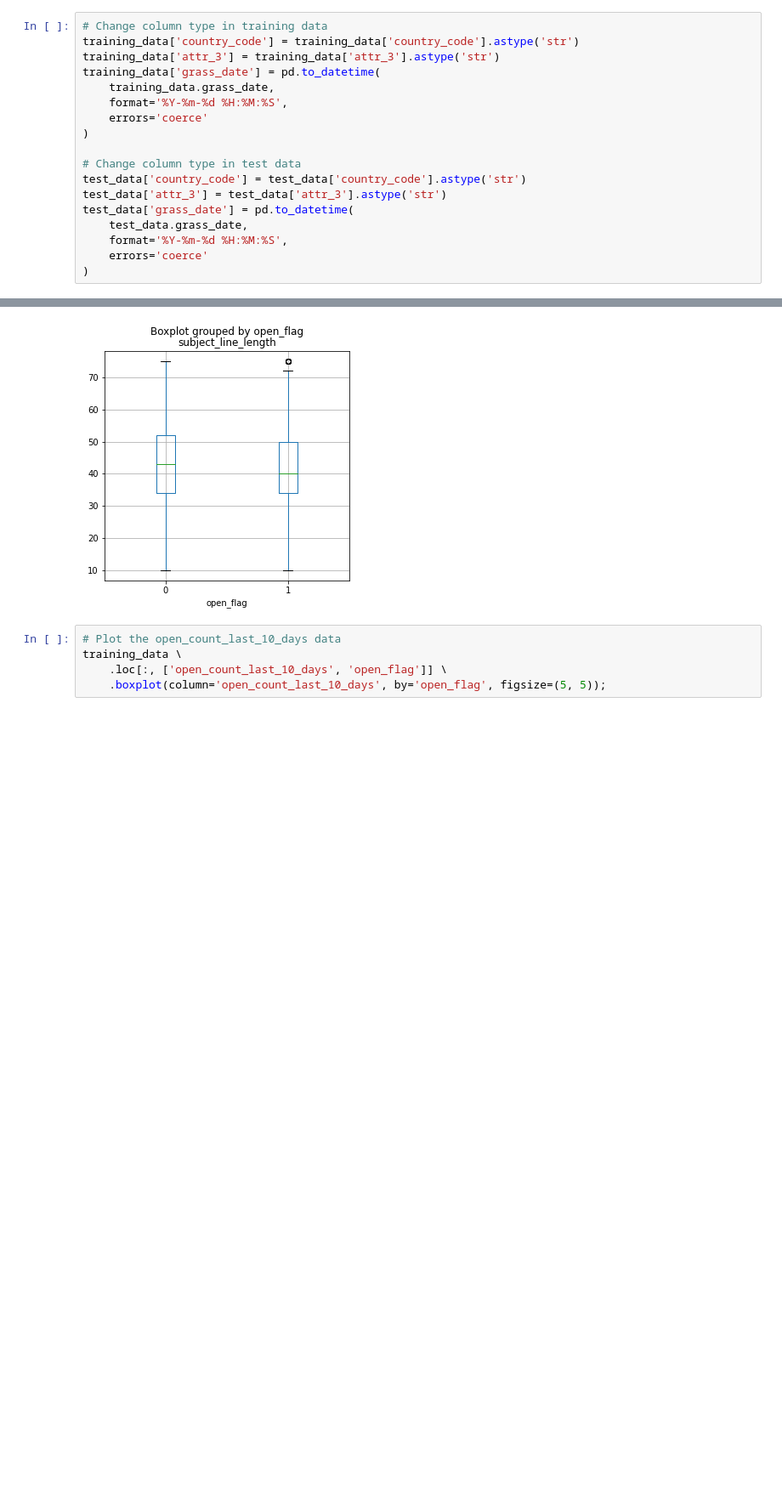
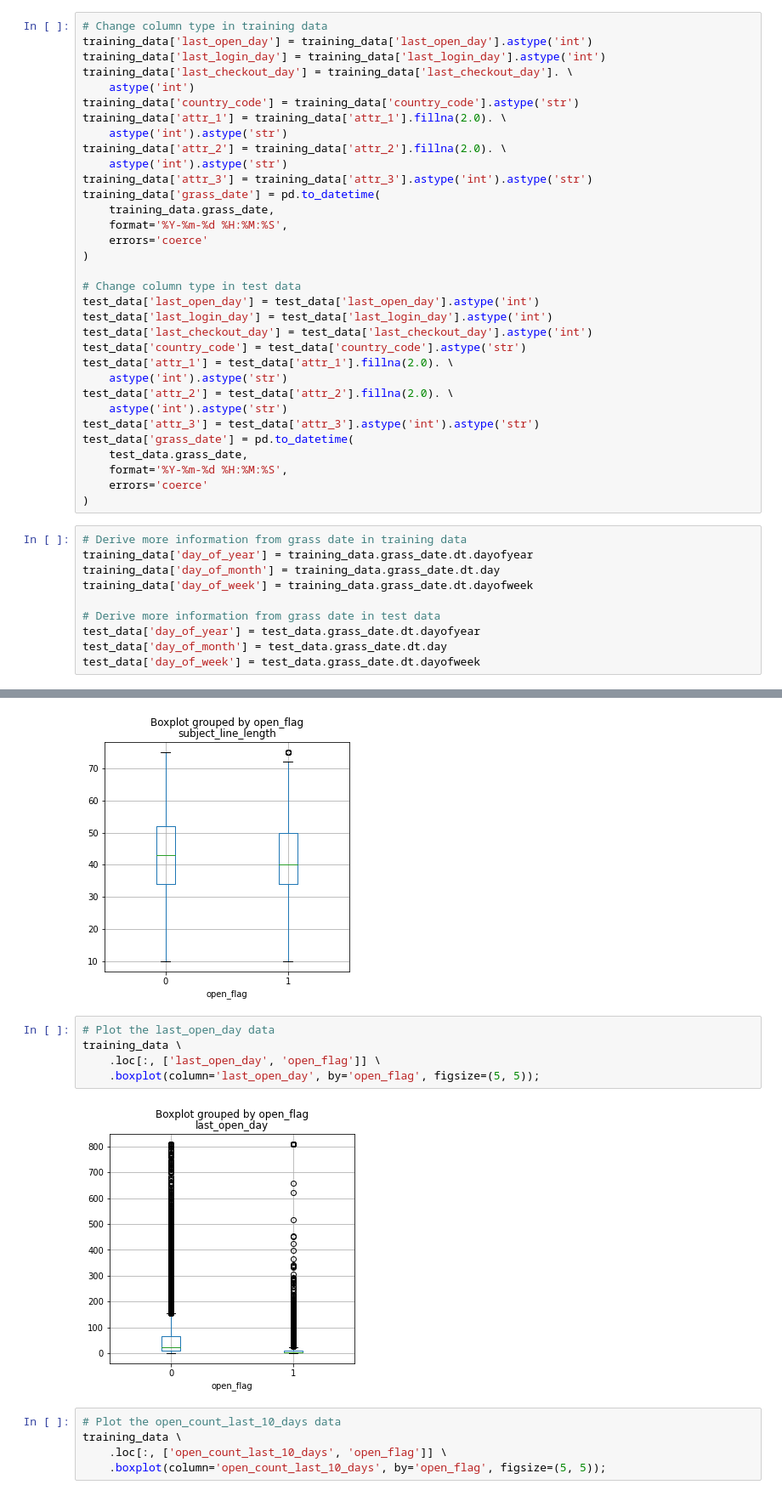
Before and after one commit to helmiriawan/code-league-marketing-analytics, a Jupyter notebook: data-understanding.ipynb, the cells around one changed output, grey strips where cells are left out. Shown at 85% size. Drawn from its saved outputs; the diff is of its cells as text; blank space fills up the shorter version.

```diff
--- a/data-understanding.ipynb
+++ b/data-understanding.ipynb
@@ -126,7 +186,15 @@ test_data = pd.merge(test_data, user_data, on='user_id', how='inner')
 # %%
 # Change column type in training data
+training_data['last_open_day'] = training_data['last_open_day'].astype('int')
+training_data['last_login_day'] = training_data['last_login_day'].astype('int')
+training_data['last_checkout_day'] = training_data['last_checkout_day']. \
+    astype('int')
 training_data['country_code'] = training_data['country_code'].astype('str')
-training_data['attr_3'] = training_data['attr_3'].astype('str')
+training_data['attr_1'] = training_data['attr_1'].fillna(2.0). \
+    astype('int').astype('str')
+training_data['attr_2'] = training_data['attr_2'].fillna(2.0). \
+    astype('int').astype('str')
+training_data['attr_3'] = training_data['attr_3'].astype('int').astype('str')
 training_data['grass_date'] = pd.to_datetime(
     training_data.grass_date,
     format='%Y-%m-%d %H:%M:%S',
@@ -134,13 +202,30 @@ training_data['grass_date'] = pd.to_datetime(
 )
 
 # Change column type in test data
+test_data['last_open_day'] = test_data['last_open_day'].astype('int')
+test_data['last_login_day'] = test_data['last_login_day'].astype('int')
+test_data['last_checkout_day'] = test_data['last_checkout_day'].astype('int')
 test_data['country_code'] = test_data['country_code'].astype('str')
-test_data['attr_3'] = test_data['attr_3'].astype('str')
+test_data['attr_1'] = test_data['attr_1'].fillna(2.0). \
+    astype('int').astype('str')
+test_data['attr_2'] = test_data['attr_2'].fillna(2.0). \
+    astype('int').astype('str')
+test_data['attr_3'] = test_data['attr_3'].astype('int').astype('str')
 test_data['grass_date'] = pd.to_datetime(
     test_data.grass_date,
     format='%Y-%m-%d %H:%M:%S',
     errors='coerce'
 )
+# %%
+# Derive more information from grass date in training data
+training_data['day_of_year'] = training_data.grass_date.dt.dayofyear
+training_data['day_of_month'] = training_data.grass_date.dt.day
+training_data['day_of_week'] = training_data.grass_date.dt.dayofweek
+
+# Derive more information from grass date in test data
+test_data['day_of_year'] = test_data.grass_date.dt.dayofyear
+test_data['day_of_month'] = test_data.grass_date.dt.day
+test_data['day_of_week'] = test_data.grass_date.dt.dayofweek
 # %%
 # Specify some interesting variables
 variables = [
@@ -193,6 +306,13 @@ training_data \
     .boxplot(column='subject_line_length', by='open_flag', figsize=(5, 5));
 # %% [output]
 [figure]
+# %%
+# Plot the last_open_day data
+training_data \
+    .loc[:, ['last_open_day', 'open_flag']] \
+    .boxplot(column='last_open_day', by='open_flag', figsize=(5, 5));
+# %% [output]
+[figure, added]
 # %%
 # Plot the open_count_last_10_days data
 training_data \
```
Also changed, not shown: parts of 9 cells of this notebook.
